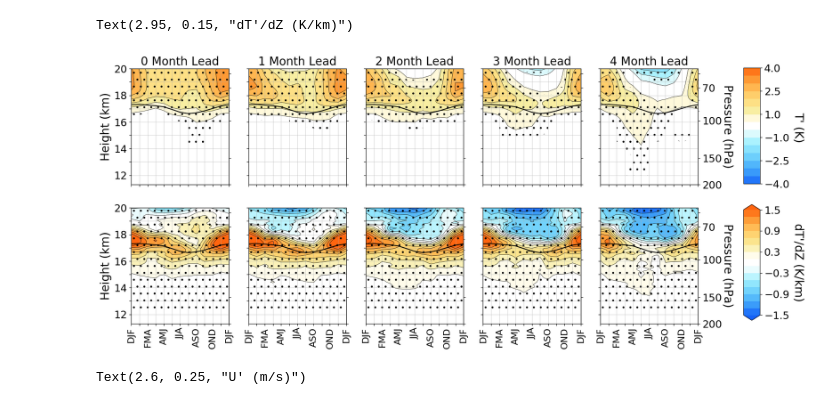
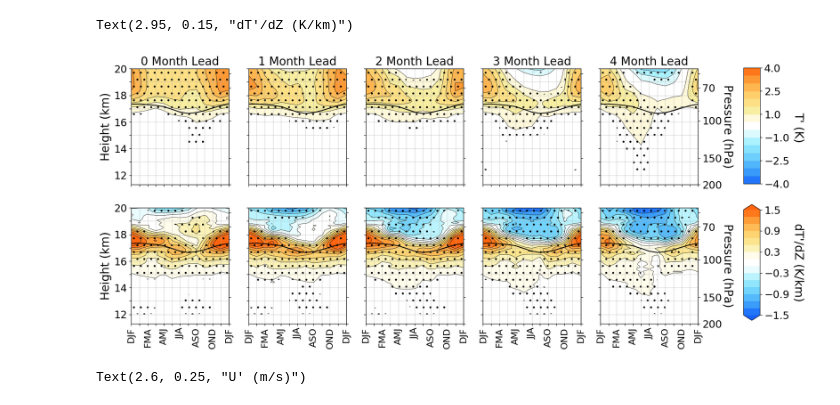
Before and after one commit to AodhanSweeney/QBOSeasonality2023, a Jupyter notebook: ZonalMeanComposites.ipynb, the cells around one changed output. Drawn from its saved outputs; the diff is of its cells as text; code cells hidden in the pictures.

```diff
--- a/ZonalMeanComposites.ipynb
+++ b/ZonalMeanComposites.ipynb
@@ -214,3 +61,17 @@ cpt_pres_smoothed = three_month_smoother(cpt_pres_zm)
+# %%
+qbo_file = project_path + '/statistics/u50.npy'
+cirrus_roladex = toolbox.lead_impact_finder(qbo_file, ttl_cloud_profiles_zm_anoms)
+temp_roladex = toolbox.lead_impact_finder(qbo_file, temp_anomalies)
+dtdz_roladex = toolbox.lead_impact_finder(qbo_file, dtdz_anoms_calendar)
+allcf_roladex = toolbox.lead_impact_finder(qbo_file, profile_all_cf_anoms_zm)
+u_roladex = toolbox.lead_impact_finder(qbo_file, zonal_wind_anoms_ts_zm)
+transparent_roladex = toolbox.lead_impact_finder(qbo_file, profile_transparent_anoms_zm)
+opaque_roladex = toolbox.lead_impact_finder(qbo_file, profile_opaque_anoms_zm)
+
+cpt_alts_zm = np.nanmean(np.reshape(cpt_alts[:,:,8:16,:], (15,12,8*144)), axis=2)
+cpt_pres_zm = np.nanmean(cpt_alts_zm_pres, axis=2)
+cpt_alt_smoothed = toolbox.three_month_smoother(cpt_alts_zm)
+cpt_pres_smoothed = toolbox.three_month_smoother(cpt_pres_zm)
 # %%
 from matplotlib.colors import LinearSegmentedColormap
 
@@ -234,7 +95,7 @@ for lead in range(5):
             sig_cal = sig_cal > 0
             cyclic_cal_sig, mon = add_cyclic_point(sig_cal.T, coord=x_ticks)
             allcf_heights = np.linspace(0,22,221)
-            allcf_press = alt2pres(allcf_heights)
+            allcf_press = toolbox.alt2pres(allcf_heights)
             cyclic_cal, mon = add_cyclic_point(allcf_cal.T, coord=x_ticks)
             allcf_im = axs[var,lead].contourf(mon, allcf_heights, cyclic_cal*100, levels=levels_cf, cmap=custom_cmap, extend='both')
             naned_cyclic_cal = cyclic_cal.copy()
@@ -264,7 +125,6 @@ for lead in range(5):
                 ax2.set_yticklabels(labels=[' ',' ',' ',' ', ' '], fontsize=18)
             ax2.set_ylim(200,57)
             axs[var,lead].set_ylim(11.3,20)
-            #axs[var,lead].set_ylim(0,20)
             axs[var,lead].plot(cpt_alt_smoothed, color='black', linewidth=2.5)
 
         if var == 1:
@@ -273,7 +133,7 @@ for lead in range(5):
             sig_cal = sig_cal > 0
             cyclic_cal_sig, mon = add_cyclic_point(sig_cal.T, coord=x_ticks)
             cf_heights = np.linspace(14.5,22,75)
-            cf_press = alt2pres(cf_heights)
+            cf_press = toolbox.alt2pres(cf_heights)
             cyclic_cal, mon = add_cyclic_point(ttl_cirrus_cal.T, coord=x_ticks)
             allcf_im = axs[var,lead].contourf(mon, cf_heights, cyclic_cal*100, levels=levels_cf, cmap=custom_cmap, extend='both')
             naned_cyclic_cal = cyclic_cal.copy()
@@ -304,16 +164,14 @@ for lead in range(5):
             axs[var,lead].set_ylim(11,20)
             ax2.set_ylim(200,57)
             axs[var,lead].set_ylim(11.3,20)
-            #axs[var,lead].set_ylim(0,20)
             axs[var,lead].plot(cpt_alt_smoothed, color='black', linewidth=2.5)
-
         if var == 2:
             allcf_cal = transparent_roladex[lead,:,0]
             sig_cal = abs(allcf_cal) - transparent_roladex[lead,:,1]
             sig_cal = sig_cal > 0
             cyclic_cal_sig, mon = add_cyclic_point(sig_cal.T, coord=x_ticks)
             allcf_heights = np.linspace(0,22,221)
-            allcf_press = alt2pres(allcf_heights)
+            allcf_press = toolbox.alt2pres(allcf_heights)
             cyclic_cal, mon = add_cyclic_point(allcf_cal.T, coord=x_ticks)
             allcf_im = axs[var,lead].contourf(mon, allcf_heights, cyclic_cal*100, levels=levels_cf, cmap=custom_cmap, extend='both')
             naned_cyclic_cal = cyclic_cal.copy()
@@ -344,7 +202,6 @@ for lead in range(5):
             axs[var,lead].set_ylim(11,20)
             ax2.set_ylim(200,57)
             axs[var,lead].set_ylim(11.3,20)
-            #axs[var,lead].set_ylim(0,20)
             axs[var,lead].plot(cpt_alt_smoothed, color='black', linewidth=2.5)
         if var == 3:
             allcf_cal = opaque_roladex[lead,:,0]
@@ -352,7 +209,7 @@ for lead in range(5):
             sig_cal = sig_cal > 0
             cyclic_cal_sig, mon = add_cyclic_point(sig_cal.T, coord=x_ticks)
             allcf_heights = np.linspace(0,22,221)
-            allcf_press = alt2pres(allcf_heights)
+            allcf_press = toolbox.alt2pres(allcf_heights)
             cyclic_cal, mon = add_cyclic_point(allcf_cal.T, coord=x_ticks)
             allcf_im = axs[var,lead].contourf(mon, allcf_heights, cyclic_cal*100, levels=levels_cf, cmap=custom_cmap, extend='both')
             naned_cyclic_cal = cyclic_cal.copy()
@@ -382,7 +239,6 @@ for lead in range(5):
                 ax2.set_yticklabels(labels=[' ',' ',' ',' ', ' '], fontsize=18)
             ax2.set_ylim(200,57)
             axs[var,lead].set_ylim(11.3,20)
-            #axs[var,lead].set_ylim(0,20)
             axs[var,lead].plot(cpt_alt_smoothed, color='black', linewidth=2.5)
 
 
@@ -399,11 +255,11 @@ cbar_cf = fig.add_axes([0.25, 0.03, 0.5, 0.02])
 fig.colorbar(allcf_im, cax=cbar_cf, orientation='horizontal', ticks=[-6.35,-3.35,-.35,.35,3.35,6.35])
 #fig.colorbar(allcf_im, cax=cbar_cf, orientation='horizontal', ticks=[-6.35,-3.35,-.35,.35,3.35,6.35])
 cbar_cf.tick_params(labelsize=18)
-plt.text(3.35, 0.45, "CF' (%)", fontsize = 20, rotation=270)
-plt.text(-36.75, 1.3, "All Clouds", fontsize = 20, rotation=0)
-plt.text(-36.75, .855, "TTL Cirrus", fontsize = 20, rotation=0)
-plt.text(-36.75, .4175, "Other Cirrus", fontsize = 20, rotation=0)
-plt.text(-36.75, -.025, "Opaque Clouds", fontsize = 20, rotation=0)
+plt.text(0.45, -1.8, "CF' (%)", fontsize = 20, rotation=0)
+plt.text(-0.3, 41.5, "All Clouds", fontsize = 20, rotation=0)
+plt.text(-0.3, 31.5, "TTL Cirrus", fontsize = 20, rotation=0)
+plt.text(-0.3, 21.5, "Other Cirrus", fontsize = 20, rotation=0)
+plt.text(-0.3, 11.5, "Opaque Clouds", fontsize = 20, rotation=0)
 
 #plt.savefig('/home/disk/p/aodhan/cf_physical_parameters_correlations/figures/QBOE_CF_partitioning_4mo_leads_regoutENSO.png', dpi=300)
 # %% [output]
@@ -423,7 +279,7 @@ for lead in range(5):
             sig_cal = sig_cal > 0
             cyclic_cal_sig, mon = add_cyclic_point(sig_cal.T, coord=x_ticks)
             temp_heights = np.linspace(12,22,100)
-            temp_press = alt2pres(temp_heights)
+            temp_press = toolbox.alt2pres(temp_heights)
             levels_temp = np.array([-4,-3.5,-3,-2.5,-2,-1.5,-1,-.5,.5,1,1.5,2,2.5,3,3.5,4])
             cyclic_cal, mon = add_cyclic_point(temp_cal.T, coord=x_ticks)
             temp_im = axs[var,lead].contourf(mon, temp_heights, cyclic_cal, levels=levels_temp, cmap=custom_cmap)
@@ -460,8 +316,8 @@ for lead in range(5):
 
         if var == 1:
             dtdz_cal = dtdz_roladex[lead,:,0]
-            #sig_cal = abs(dtdz_cal) - dtdz_roladex[lead,:,1]
-            sig_cal = dtdz_roladex[lead,:,1]#sig_cal > 0
+            sig_cal = abs(dtdz_cal) - dtdz_roladex[lead,:,1]
+            sig_cal = sig_cal > 0
             cyclic_cal_sig, mon = add_cyclic_point(sig_cal.T, coord=x_ticks)
             dtdz_heights = np.linspace(12,22,100)
             levels_dtdz = np.array([-1.5, -1.3, -1.1, -0.9, -0.7, -0.5, -0.3,
@@ -497,34 +353,34 @@ for lead in range(5):
                 axdtdz.set_yticklabels(labels=[' ',' ',' ',' ', ' '], fontsize=18)
             axs[var,lead].set_ylim(11,20)
             axdtdz.set_ylim(200,57)
             axs[var,lead].set_ylim(11.3,20)
             axs[var,lead].plot(cpt_alt_smoothed, color='black')
 
 
 for item in range(2):
     for i in range(5):
         axs[item,i].grid(alpha=0.5)
         axs[1,i].set_xticklabels(labels=season_names, fontsize=16, rotation=90)
 
 fig.subplots_adjust(right=0.81)
 
 
 cbar_temp = fig.add_axes([0.865, 0.5325, 0.02, 0.35])
 fig.colorbar(temp_im, cax=cbar_temp, orientation='vertical', ticks=[-4,-2.5,-1,1,2.5,4])
 cbar_temp.tick_params(labelsize=18)
 plt.text(2.95, 0.375, "T' (K)", fontsize = 20, rotation=270)
 
 
 cbar_dtdz = fig.add_axes([0.865, 0.12, 0.02, 0.35])
 fig.colorbar(dtdz_im, cax=cbar_dtdz, orientation='vertical',
              ticks=[-1.5, -0.9, -0.3, 0.3, 0.9, 1.5])
 cbar_dtdz.tick_params(labelsize=18)
 plt.text(2.95, 0.15, "dT'/dZ (K/km)", fontsize = 20, rotation=270)
 
 #plt.savefig('/home/disk/p/aodhan/cf_physical_parameters_correlations/figures/T_dTdZ_4mo_leads_regoutENSO.png', dpi=300)
 # %% [output]
 Text(2.95, 0.15, "dT'/dZ (K/km)")
-[figure, old version]
+[figure, new version]
 # %%
 fig, axs = plt.subplots(1,5,figsize=(20,3.5))
 season_names = ['DJF', ' ', 'FMA', ' ', 'AMJ',' ','JJA',' ', 'ASO',' ','OND',' ', 'DJF']
```
Also changed, not shown: parts of 7 cells of this notebook, 1 other file.
